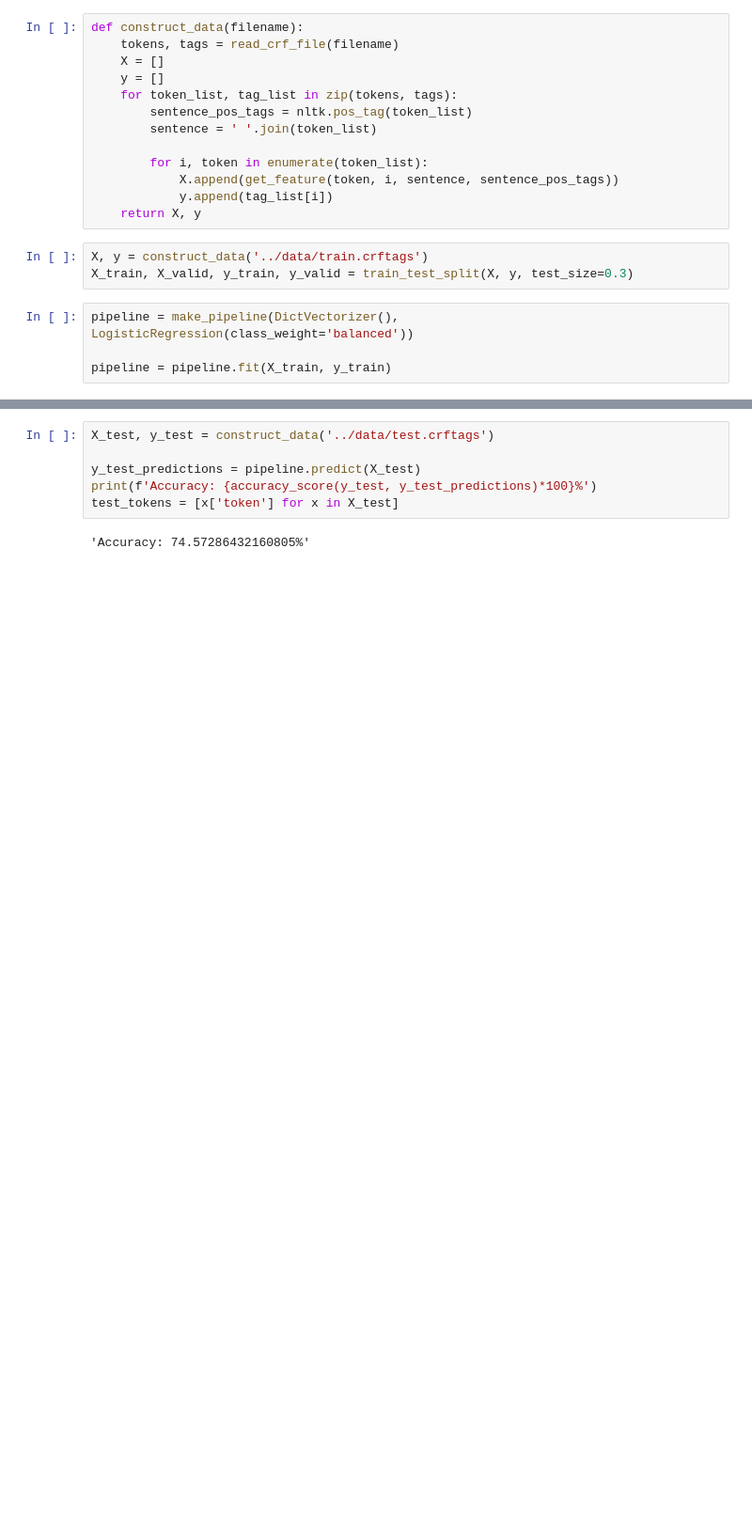
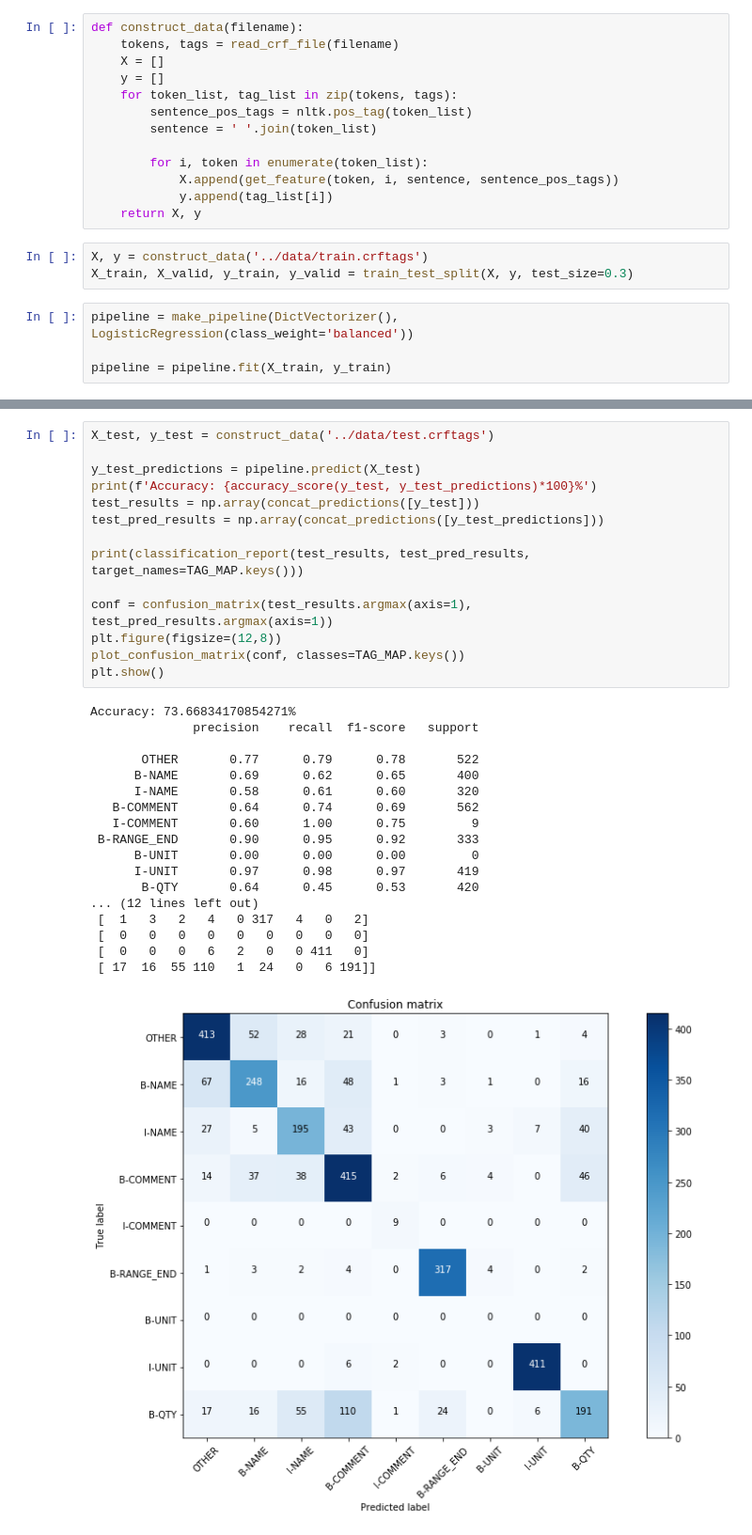
Before and after one commit to SaltyQuetzals/Ingredient-Parsing, a Jupyter notebook: src/Logistic Regression.ipynb, the cells around one changed output, grey strips where cells are left out. Shown at 94% size. Cells and saved outputs as stored; diff of their text form; blank space fills up the shorter version.

```diff
--- a/src/Logistic Regression.ipynb
+++ b/src/Logistic Regression.ipynb
@@ -150,8 +136,33 @@ print(f'Accuracy: {accuracy_score(y_valid, y_predicted)*100}%')
-# %%
-X_test, y_test = construct_data('../data/test.crftags')
-
-y_test_predictions = pipeline.predict(X_test)
-print(f'Accuracy: {accuracy_score(y_test, y_test_predictions)*100}%')
-test_tokens = [x['token'] for x in X_test]
-# %% [output]
-'Accuracy: 74.57286432160805%'
+# %%
+X_test, y_test = construct_data('../data/test.crftags')
+
+y_test_predictions = pipeline.predict(X_test)
+print(f'Accuracy: {accuracy_score(y_test, y_test_predictions)*100}%')
+test_results = np.array(concat_predictions([y_test]))
+test_pred_results = np.array(concat_predictions([y_test_predictions]))
+
+print(classification_report(test_results, test_pred_results, target_names=TAG_MAP.keys()))
+
+conf = confusion_matrix(test_results.argmax(axis=1), test_pred_results.argmax(axis=1))
+plt.figure(figsize=(12,8))
+plot_confusion_matrix(conf, classes=TAG_MAP.keys())
+plt.show()
+# %% [output]
+Accuracy: 73.66834170854271%
+              precision    recall  f1-score   support
+
+       OTHER       0.77      0.79      0.78       522
+      B-NAME       0.69      0.62      0.65       400
+      I-NAME       0.58      0.61      0.60       320
+   B-COMMENT       0.64      0.74      0.69       562
+   I-COMMENT       0.60      1.00      0.75         9
+ B-RANGE_END       0.90      0.95      0.92       333
+      B-UNIT       0.00      0.00      0.00         0
+      I-UNIT       0.97      0.98      0.97       419
+       B-QTY       0.64      0.45      0.53       420
+... (12 lines left out)
+ [  1   3   2   4   0 317   4   0   2]
+ [  0   0   0   0   0   0   0   0   0]
+ [  0   0   0   6   2   0   0 411   0]
+ [ 17  16  55 110   1  24   0   6 191]]
+[figure, added]
```
Also changed, not shown: parts of 3 cells of this notebook.
